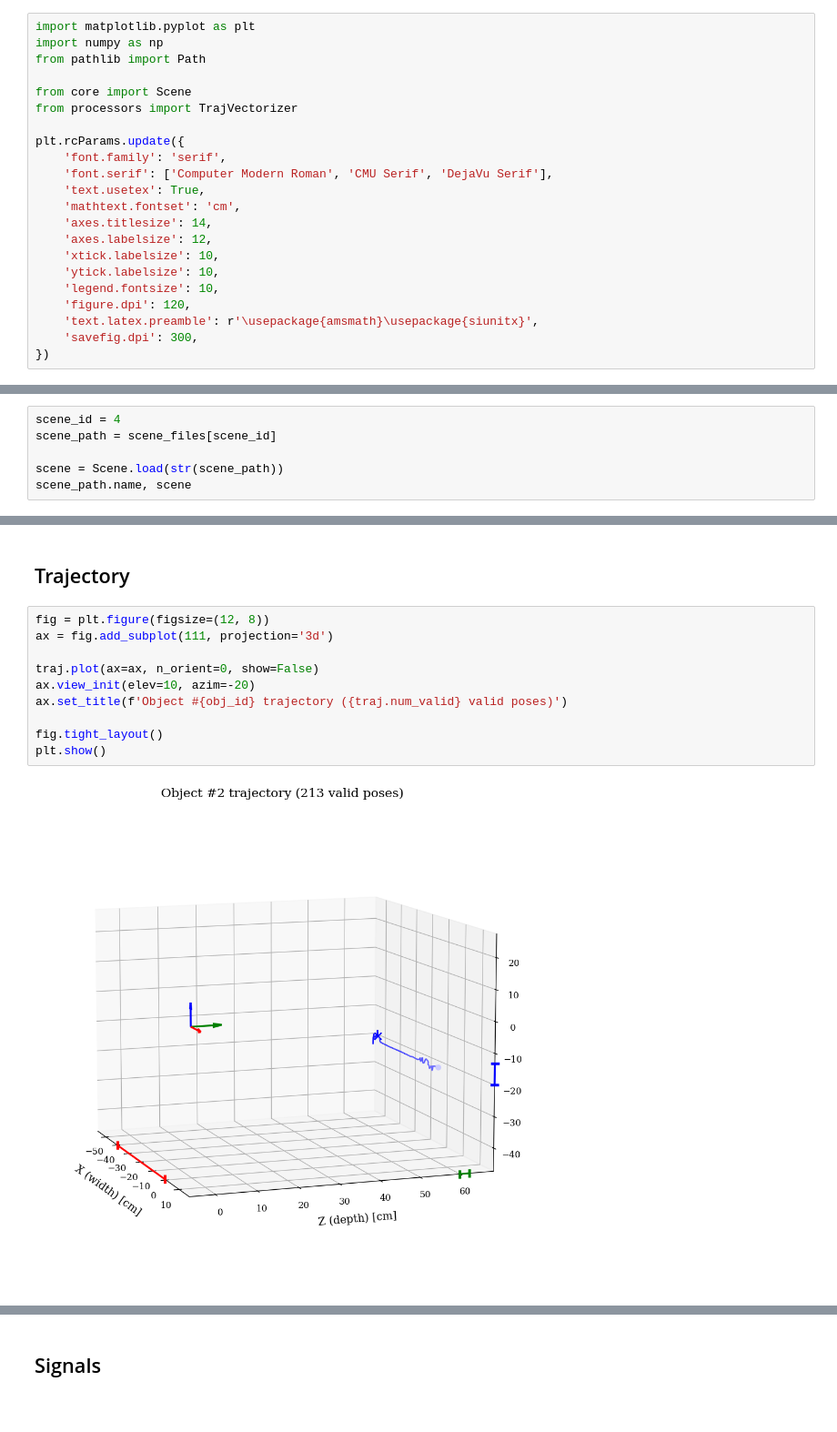
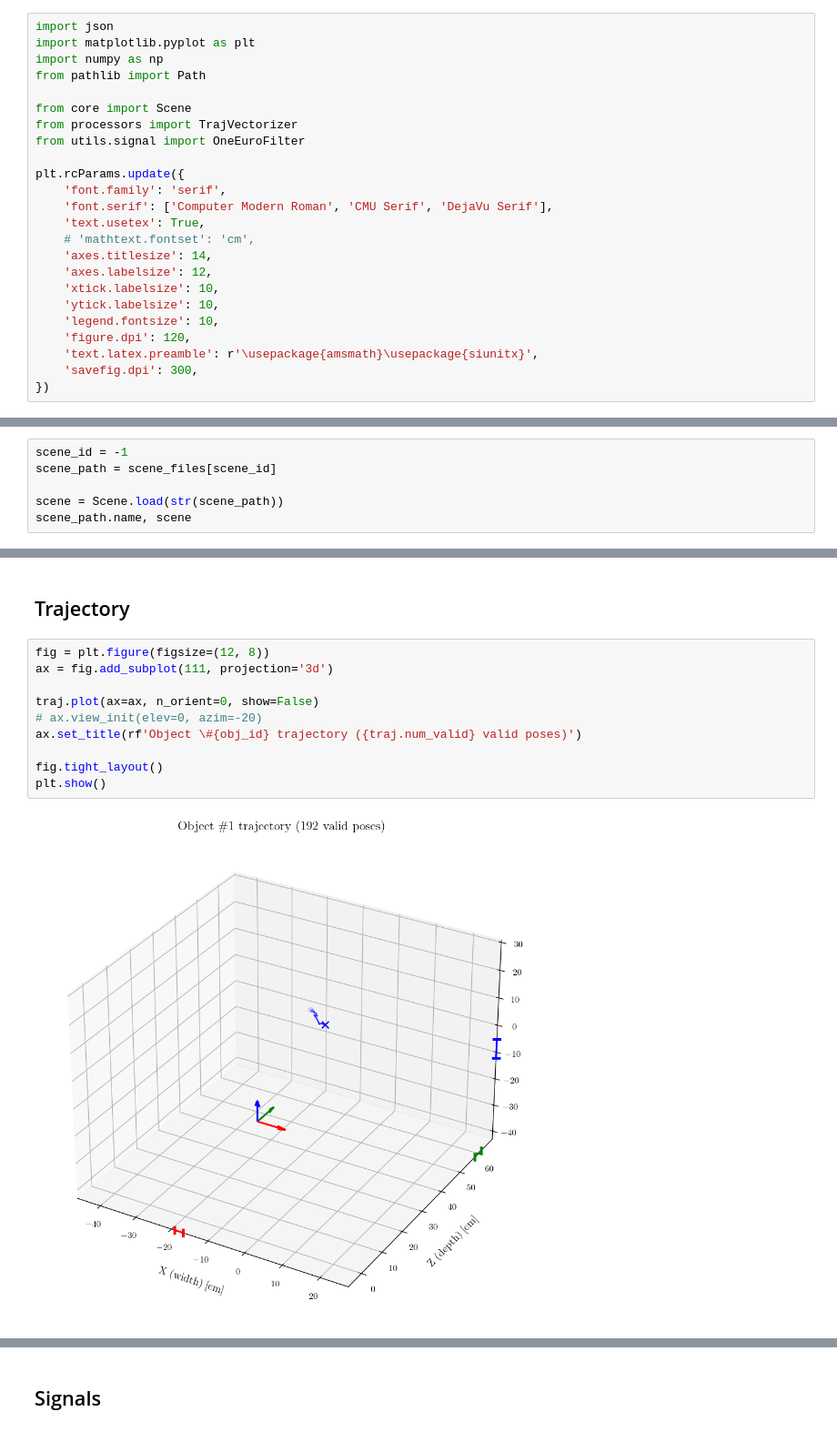
Before and after one commit to Mcibula/active-vision, a Jupyter notebook: experiments/traj_test.ipynb, the cells around one changed output, grey strips where cells are left out. Shown at 91% size. Drawn from its saved outputs; the diff is of its cells as text.

Commit message:
feat: improve trajectory analysis notebook

```diff
--- a/experiments/traj_test.ipynb
+++ b/experiments/traj_test.ipynb
@@ -6,18 +6,20 @@ import sys
 
 sys.path.insert(0, os.path.abspath('../src'))
 # %%
+import json
 import matplotlib.pyplot as plt
 import numpy as np
 from pathlib import Path
 
 from core import Scene
 from processors import TrajVectorizer
+from utils.signal import OneEuroFilter
 
 plt.rcParams.update({
     'font.family': 'serif',
     'font.serif': ['Computer Modern Roman', 'CMU Serif', 'DejaVu Serif'],
     'text.usetex': True,
-    'mathtext.fontset': 'cm',
+    # 'mathtext.fontset': 'cm',
     'axes.titlesize': 14,
     'axes.labelsize': 12,
     'xtick.labelsize': 10,
@@ -45,5 +47,5 @@ for i, path in enumerate(scene_files):
 # %%
-scene_id = 4
+scene_id = -1
 scene_path = scene_files[scene_id]
 
 scene = Scene.load(str(scene_path))
@@ -111,15 +294,15 @@ pos.shape, rot.shape
 # %%
 fig = plt.figure(figsize=(12, 8))
 ax = fig.add_subplot(111, projection='3d')
 
 traj.plot(ax=ax, n_orient=0, show=False)
-ax.view_init(elev=10, azim=-20)
-ax.set_title(f'Object #{obj_id} trajectory ({traj.num_valid} valid poses)')
+# ax.view_init(elev=0, azim=-20)
+ax.set_title(rf'Object \#{obj_id} trajectory ({traj.num_valid} valid poses)')
 
 fig.tight_layout()
 plt.show()
 # %% [output]
-[figure, old version]
+[figure, new version]
 # %%
 fig, ax = plt.subplots(figsize=(8, 5))
 
```
Also changed, not shown: parts of 16 cells of this notebook.
